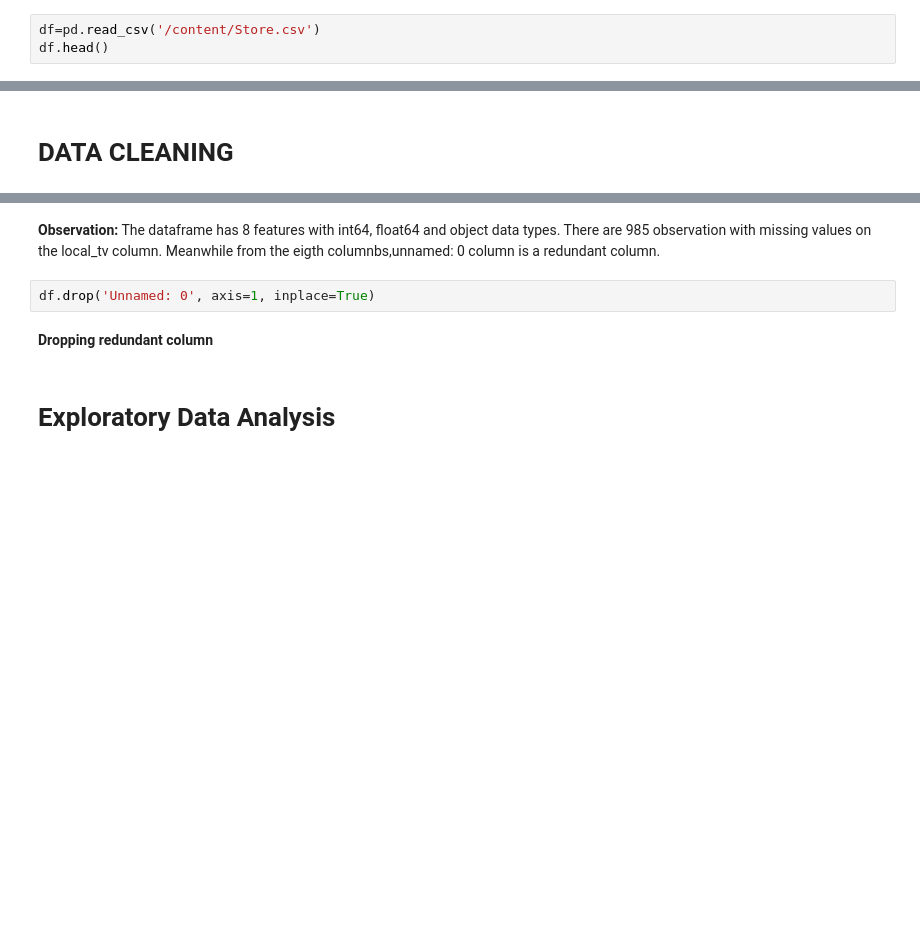
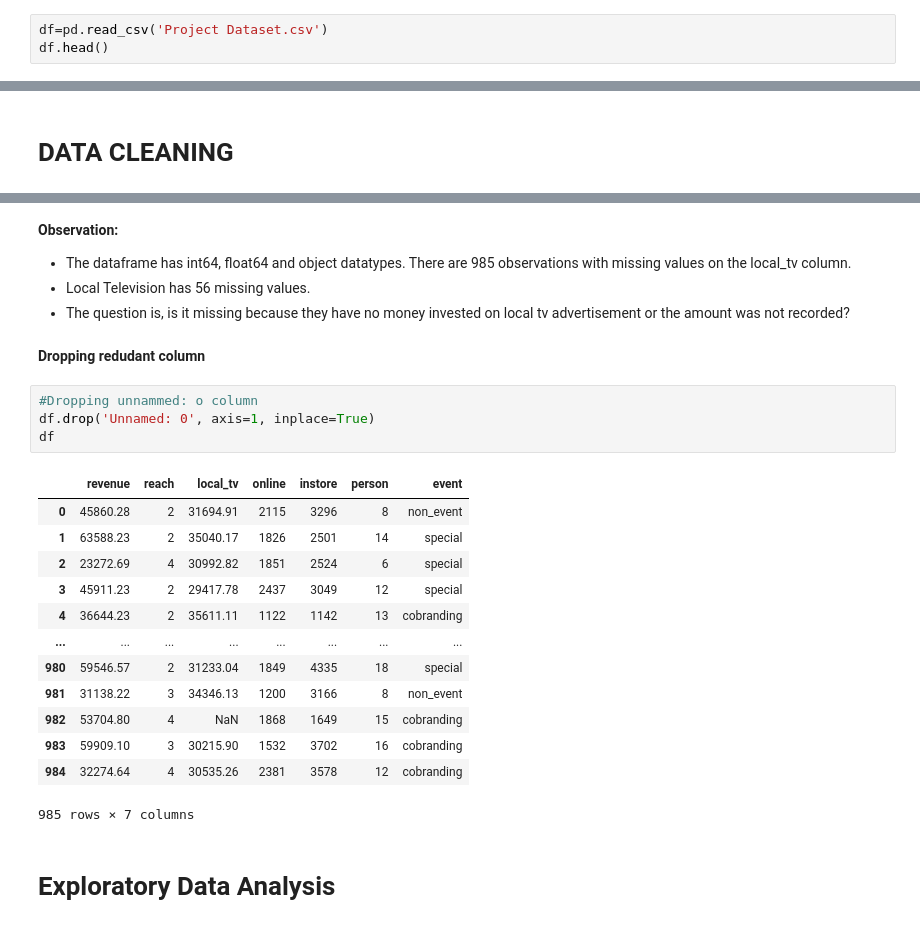
Before and after one commit to Tshifhumulo10/Martketing-Analysis-and-Revenue-Prediction, a Jupyter notebook: Martketing_Analysis_and_Revenue_Prediction.ipynb, the cells around one changed output, grey strips where cells are left out. Saved outputs shown, nothing was run; the diff lists cells and outputs as text; blank space fills up the shorter version.

Commit message:
Editing the word on data preprocessing

```diff
--- a/Martketing_Analysis_and_Revenue_Prediction.ipynb
+++ b/Martketing_Analysis_and_Revenue_Prediction.ipynb
@@ -18,7 +21,7 @@ from sklearn.svm import SVR
 # %% [markdown]
 #IMPORTING DATA
 # %%
-df=pd.read_csv('/content/Store.csv')
+df=pd.read_csv('Project Dataset.csv')
 df.head()
 # %% [output]
 |  | Unnamed: 0 | revenue | reach | local_tv | online | instore | person | event |
@@ -64,9 +73,29 @@ memory usage: 61.7+ KB
 # %% [markdown]
-**Observation:** The dataframe has 8 features with int64, float64 and object data types. There are 985 observation with missing values on the local_tv column. Meanwhile from the eigth columnbs,unnamed: 0 column is a redundant column.
+**Observation:**
+
+- The dataframe has int64, float64 and object datatypes. There are 985 observations with missing values on the local_tv column.
+- Local Television has 56 missing values.
+- The question is, is it missing because they have no money invested on local tv advertisement or the amount was not recorded?
+# %% [markdown]
+**Dropping redudant column**
 # %%
+#Dropping unnammed: o column
 df.drop('Unnamed: 0', axis=1, inplace=True)
+df
+# %% [output]
+|  | revenue | reach | local_tv | online | instore | person | event |
+| 0 | 45860.28 | 2 | 31694.91 | 2115 | 3296 | 8 | non_event |
+| 1 | 63588.23 | 2 | 35040.17 | 1826 | 2501 | 14 | special |
+| 2 | 23272.69 | 4 | 30992.82 | 1851 | 2524 | 6 | special |
+| 3 | 45911.23 | 2 | 29417.78 | 2437 | 3049 | 12 | special |
+| 4 | 36644.23 | 2 | 35611.11 | 1122 | 1142 | 13 | cobranding |
+| ... | ... | ... | ... | ... | ... | ... | ... |
+| 980 | 59546.57 | 2 | 31233.04 | 1849 | 4335 | 18 | special |
+| 981 | 31138.22 | 3 | 34346.13 | 1200 | 3166 | 8 | non_event |
+| 982 | 53704.80 | 4 | NaN | 1868 | 1649 | 15 | cobranding |
+| 983 | 59909.10 | 3 | 30215.90 | 1532 | 3702 | 16 | cobranding |
+| 984 | 32274.64 | 4 | 30535.26 | 2381 | 3578 | 12 | cobranding |
+985 rows × 7 columns
-# %% [markdown]
-**Dropping redundant column**
 # %% [markdown]
 # Exploratory Data Analysis
 # %% [markdown]
```
Also changed, not shown: parts of 7 cells of this notebook.
